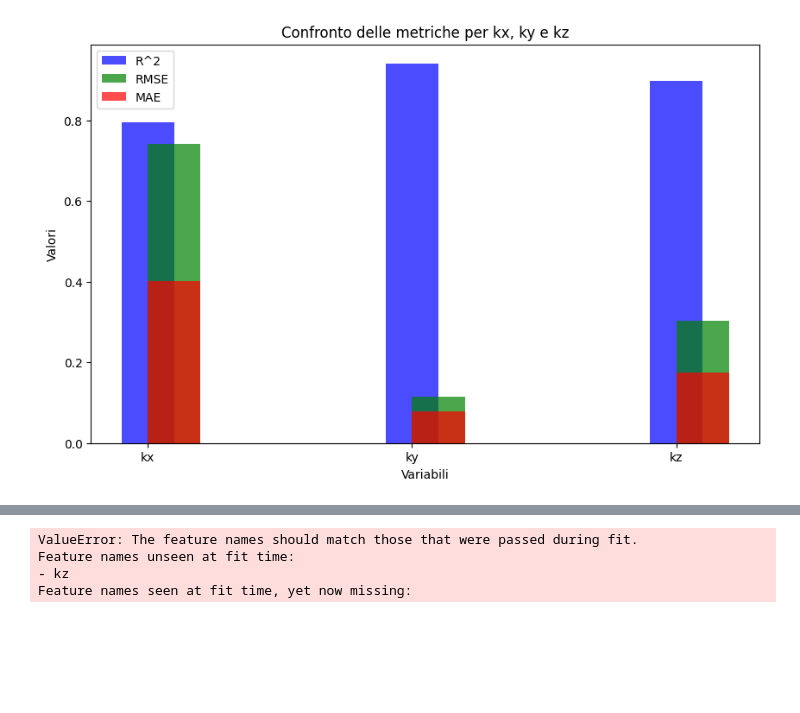
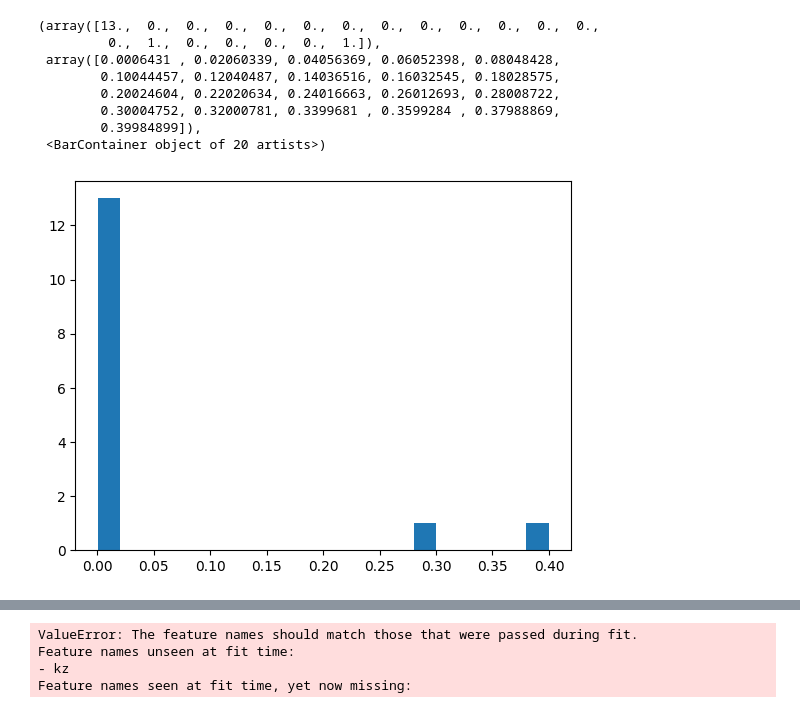
Before and after one commit to LorisMinetti/Permeability_Eval_AI, a Jupyter notebook: Notebook.ipynb, the cells around one changed output, grey strips where cells are left out. Saved outputs shown, nothing was run; the diff lists cells and outputs as text; code cells hidden in the pictures; blank space fills up the shorter version.

```diff
--- a/Notebook.ipynb
+++ b/Notebook.ipynb
@@ -250,37 +140,12 @@ MAE Kz : 0.17551343379875656
-# %%
-#Plotting dei risultati
-
-import matplotlib.pyplot as plt
-
-# Dati delle metriche
-r2_scores = [r2_x, r2_y, r2_z]
-rmse_values = [rmse_x, rmse_y, rmse_z]
-mae_values = [mae_x, mae_y, mae_z]
-variables = ['kx', 'ky', 'kz']
-
-# Crea il grafico
-fig, ax = plt.subplots(figsize=(10, 6))
-
-# Plotta i risultati R^2
-ax.bar(variables, r2_scores, width=0.2, label='R^2', align='center', alpha=0.7, color='b')
-
-# Plotta i risultati RMSE
-ax.bar(variables, rmse_values, width=0.2, label='RMSE', align='edge', alpha=0.7, color='g')
-
-# Plotta i risultati MAE
-ax.bar(variables, mae_values, width=0.2, label='MAE', align='edge', alpha=0.7, color='r')
-
-# Aggiungi legenda
-ax.legend()
-
-# Etichetta degli assi
-ax.set_xlabel('Variabili')
-ax.set_ylabel('Valori')
-
-# Titolo del grafico
-ax.set_title('Confronto delle metriche per kx, ky e kz')
-
-# Visualizza il grafico
-plt.show()
-# %% [output]
-[figure, removed]
+# %%
+plt.hist(y_test, bins=20)
+# %% [output]
+(array([13.,  0.,  0.,  0.,  0.,  0.,  0.,  0.,  0.,  0.,  0.,  0.,  0.,
+         0.,  1.,  0.,  0.,  0.,  0.,  1.]),
+ array([0.0006431 , 0.02060339, 0.04056369, 0.06052398, 0.08048428,
+        0.10044457, 0.12040487, 0.14036516, 0.16032545, 0.18028575,
+        0.20024604, 0.22020634, 0.24016663, 0.26012693, 0.28008722,
+        0.30004752, 0.32000781, 0.3399681 , 0.3599284 , 0.37988869,
+        0.39984899]),
+ <BarContainer object of 20 artists>)
+[figure, added]
```
Also changed, not shown: parts of 23 cells of this notebook.
